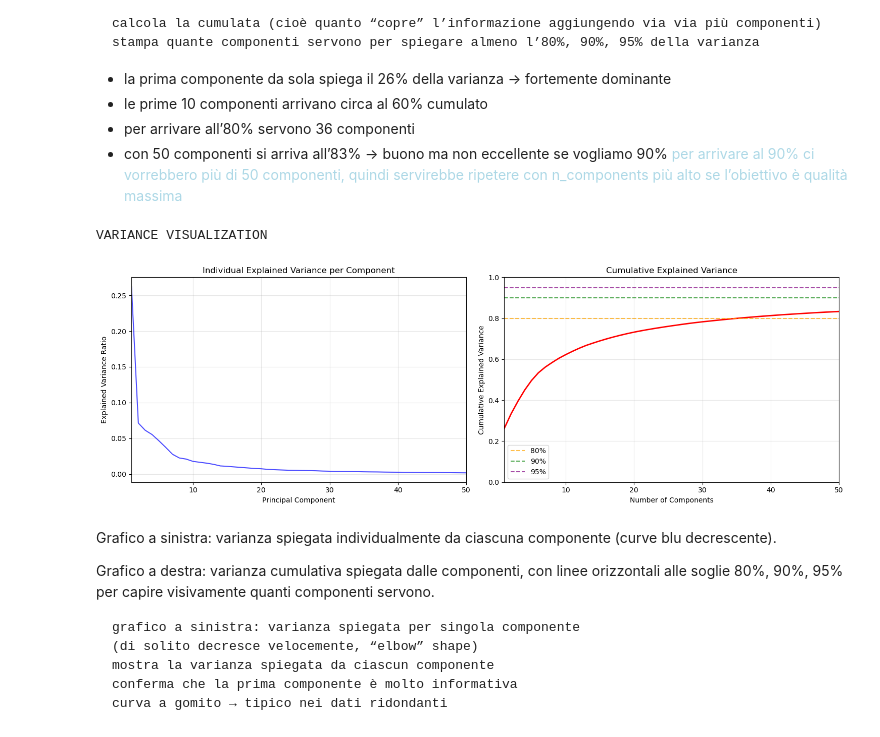
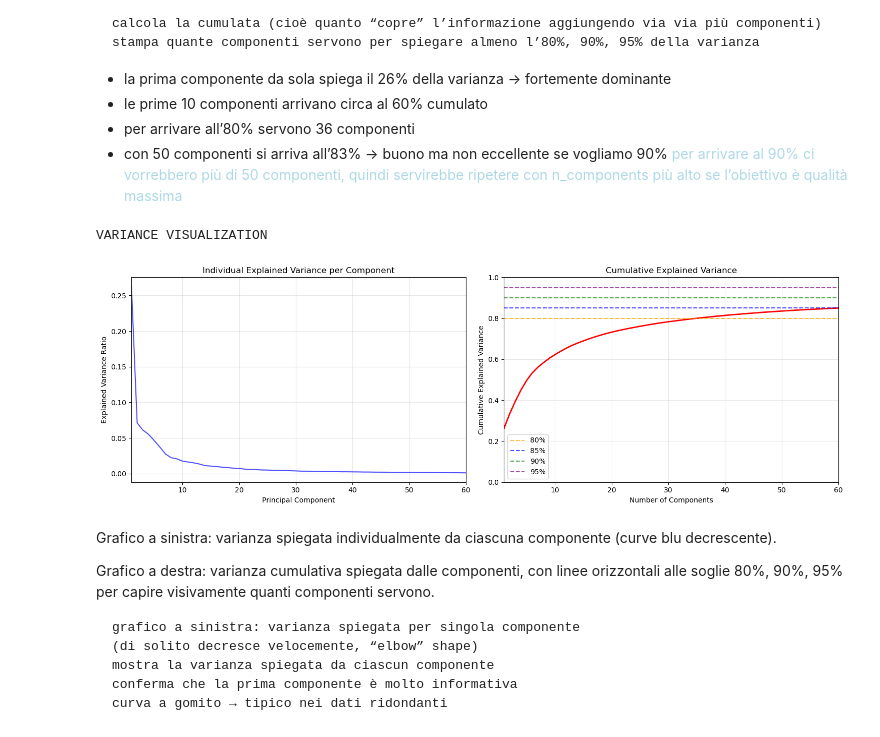
Before and after one commit to EugeniaBoccanera/ArpaV_Internship, a Jupyter notebook: main_64.ipynb, the cells around one changed output. Cells and saved outputs as stored; diff of their text form; code cells hidden in the pictures.

```diff
--- a/main_64.ipynb
+++ b/main_64.ipynb
@@ -361,7 +361,7 @@ print("INCREMENTAL PCA ANALYSIS")
 
 # Memory-efficient PCA with incremental processing
 # Start with analysis of many components to understand variance distribution
-n_components = 50   # Reduced to 50 components for safety with batch processing
+n_components = 60   # Reduced to 50 components for safety with batch processing
 batch_size = 100    # Increased batch size to accommodate more components
 
 print(f"   • Target components: {n_components}")
@@ -425,6 +425,6 @@ for threshold in thresholds:
 
 # Show variance distribution for first components
 print(f"\n   • First 10 components variance: {explained_variance_ratio[:10]}")
-print(f"   • First 20 components cumulative: {cumulative_variance[19]:.3f}")
+print(f"   • First 50 components cumulative: {cumulative_variance[49]:.3f}")
 # %% [output]
 INCREMENTAL PCA ANALYSIS
@@ -465,35 +465,36 @@ Il grafico mostra chiaramente un forte “elbow” nei primi componenti: la prim
 # Visualization of explained variance
 print("VARIANCE VISUALIZATION")
 
 # Create plots for variance analysis
 fig, (ax1, ax2) = plt.subplots(1, 2, figsize=(15, 5))
 
 # Plot 1: Individual explained variance ratio
 ax1.plot(range(1, len(explained_variance_ratio) + 1), explained_variance_ratio, 'b-', alpha=0.7)
 ax1.set_xlabel('Principal Component')
 ax1.set_ylabel('Explained Variance Ratio')
 ax1.set_title('Individual Explained Variance per Component')
 ax1.grid(True, alpha=0.3)
-ax1.set_xlim(1, 50)  # Focus on first 50 components
+ax1.set_xlim(1, 60)  # Focus on first 60 components
 
 # Plot 2: Cumulative explained variance
 ax2.plot(range(1, len(cumulative_variance) + 1), cumulative_variance, 'r-', linewidth=2)
 ax2.axhline(y=0.80, color='orange', linestyle='--', alpha=0.7, label='80%')
+ax2.axhline(y=0.85, color='blue', linestyle='--', alpha=0.7, label='85%')
 ax2.axhline(y=0.90, color='green', linestyle='--', alpha=0.7, label='90%')
 ax2.axhline(y=0.95, color='purple', linestyle='--', alpha=0.7, label='95%')
 ax2.set_xlabel('Number of Components')
 ax2.set_ylabel('Cumulative Explained Variance')
 ax2.set_title('Cumulative Explained Variance')
 ax2.legend()
 ax2.grid(True, alpha=0.3)
 ax2.set_xlim(1, n_components)
 ax2.set_ylim(0, 1)
 
 plt.tight_layout()
 plt.show()
 # %% [output]
 VARIANCE VISUALIZATION
-[figure, old version]
+[figure, new version]
 # %% [markdown]
 Grafico a sinistra: varianza spiegata individualmente da ciascuna componente (curve blu decrescente).
 
```
Also changed, not shown: parts of 2 cells of this notebook.
